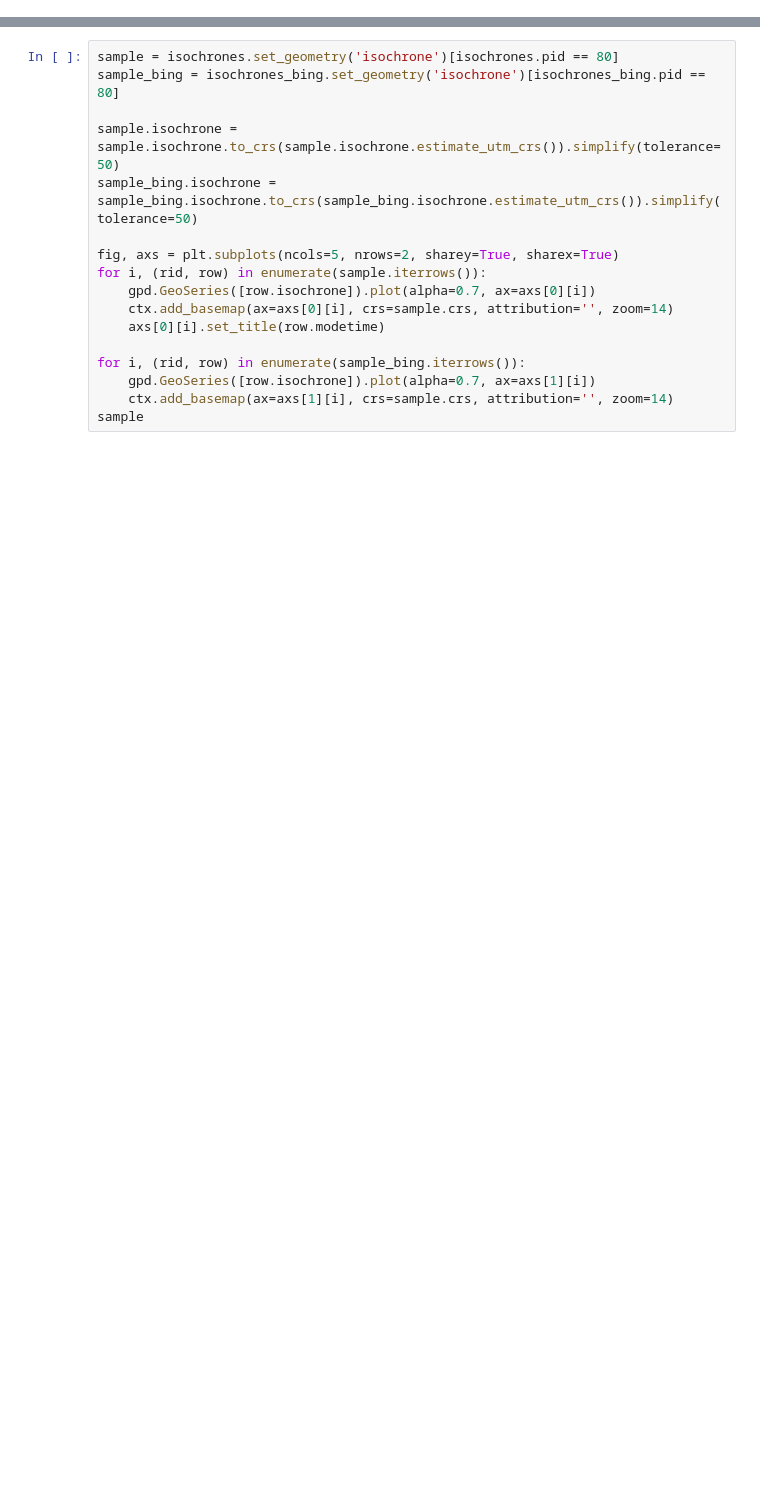
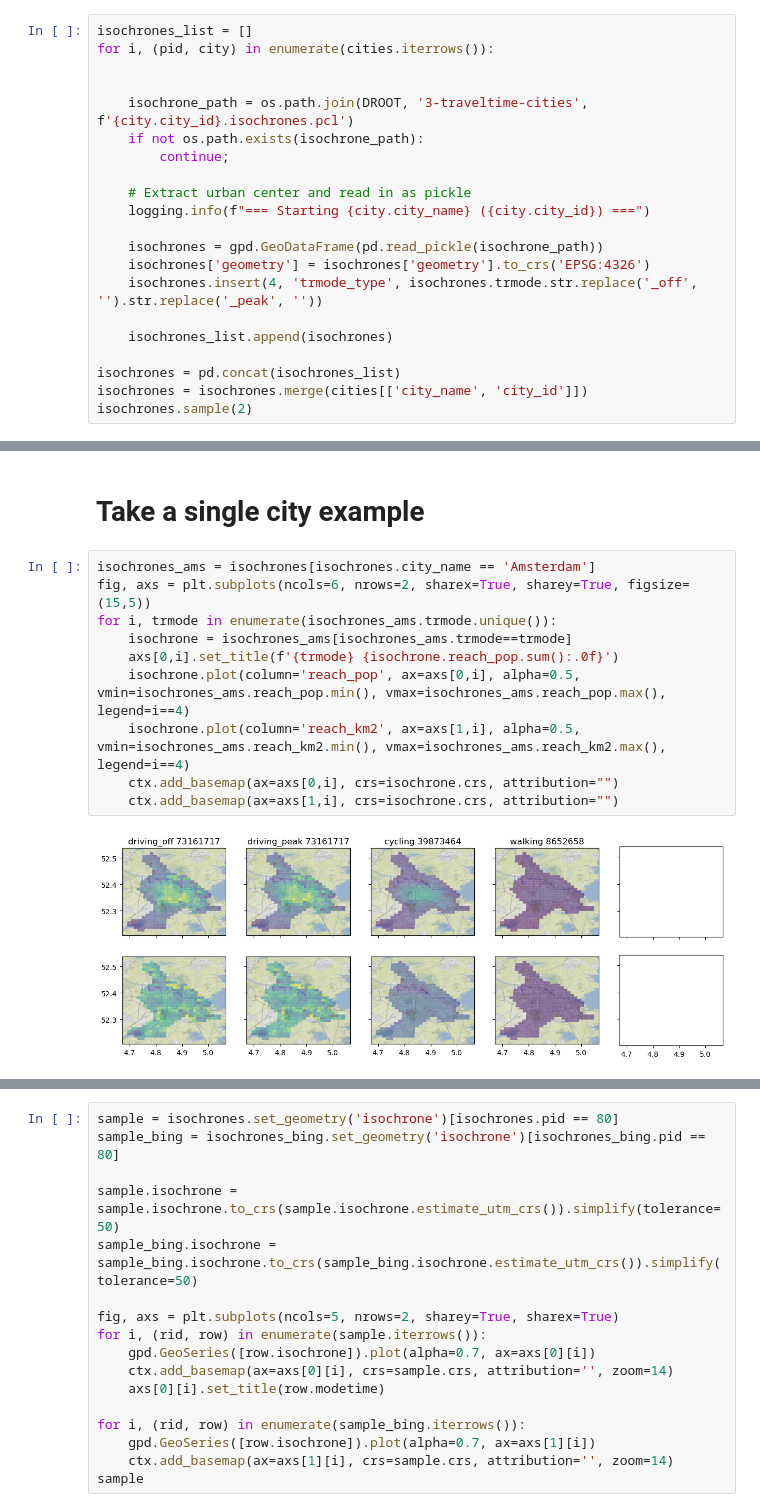
Before and after one commit to idegeus/UrbanTransportTimes, a Jupyter notebook: 2-notebooks/1.0-analyse-isochrones.ipynb, the cells around one changed output, grey strips where cells are left out. Cells and saved outputs as stored; diff of their text form; blank space fills up the shorter version.

```diff
--- a/2-notebooks/1.0-analyse-isochrones.ipynb
+++ b/2-notebooks/1.0-analyse-isochrones.ipynb
@@ -77,0 +34,21 @@ INFO:root:Out of total 4704, 100.0% cached.
+# %%
+isochrones_list = []
+for i, (pid, city) in enumerate(cities.iterrows()):
+
+
+    isochrone_path = os.path.join(DROOT, '3-traveltime-cities', f'{city.city_id}.isochrones.pcl')
+    if not os.path.exists(isochrone_path):
+        continue;
+
+    # Extract urban center and read in as pickle
+    logging.info(f"=== Starting {city.city_name} ({city.city_id}) ===")
+
+    isochrones = gpd.GeoDataFrame(pd.read_pickle(isochrone_path))
+    isochrones['geometry'] = isochrones['geometry'].to_crs('EPSG:4326')
+    isochrones.insert(4, 'trmode_type', isochrones.trmode.str.replace('_off', '').str.replace('_peak', ''))
+
+    isochrones_list.append(isochrones)
+
+isochrones = pd.concat(isochrones_list)
+isochrones = isochrones.merge(cities[['city_name', 'city_id']])
+isochrones.sample(2)
@@ -77,0 +98,14 @@ INFO:root:Out of total 4704, 100.0% cached.
+# %% [markdown]
+# Take a single city example
+# %%
+isochrones_ams = isochrones[isochrones.city_name == 'Amsterdam']
+fig, axs = plt.subplots(ncols=6, nrows=2, sharex=True, sharey=True, figsize=(15,5))
+for i, trmode in enumerate(isochrones_ams.trmode.unique()):
+    isochrone = isochrones_ams[isochrones_ams.trmode==trmode]
+    axs[0,i].set_title(f'{trmode} {isochrone.reach_pop.sum():.0f}')
+    isochrone.plot(column='reach_pop', ax=axs[0,i], alpha=0.5, vmin=isochrones_ams.reach_pop.min(), vmax=isochrones_ams.reach_pop.max(), legend=i==4)
+    isochrone.plot(column='reach_km2', ax=axs[1,i], alpha=0.5, vmin=isochrones_ams.reach_km2.min(), vmax=isochrones_ams.reach_km2.max(), legend=i==4)
+    ctx.add_basemap(ax=axs[0,i], crs=isochrone.crs, attribution="")
+    ctx.add_basemap(ax=axs[1,i], crs=isochrone.crs, attribution="")
+# %% [output]
+[figure, added]
```
Also changed, not shown: parts of 32 cells of this notebook, 7 other files.
